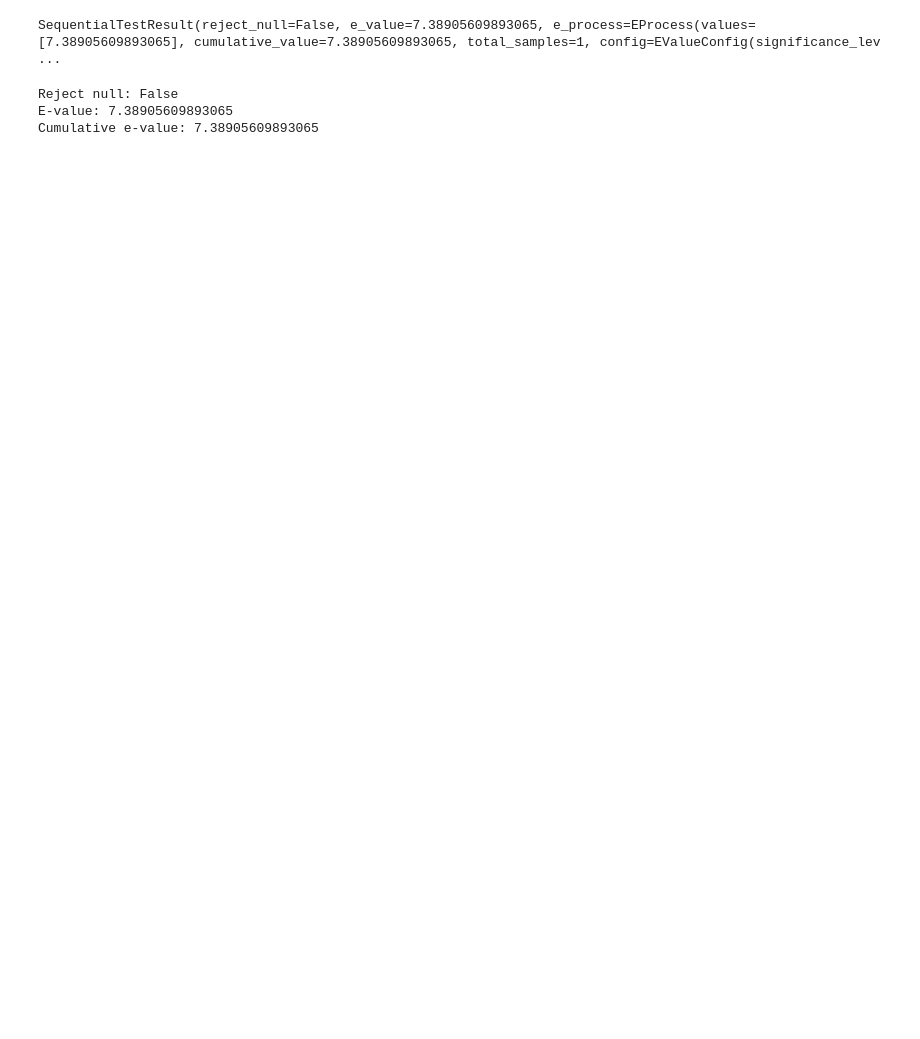
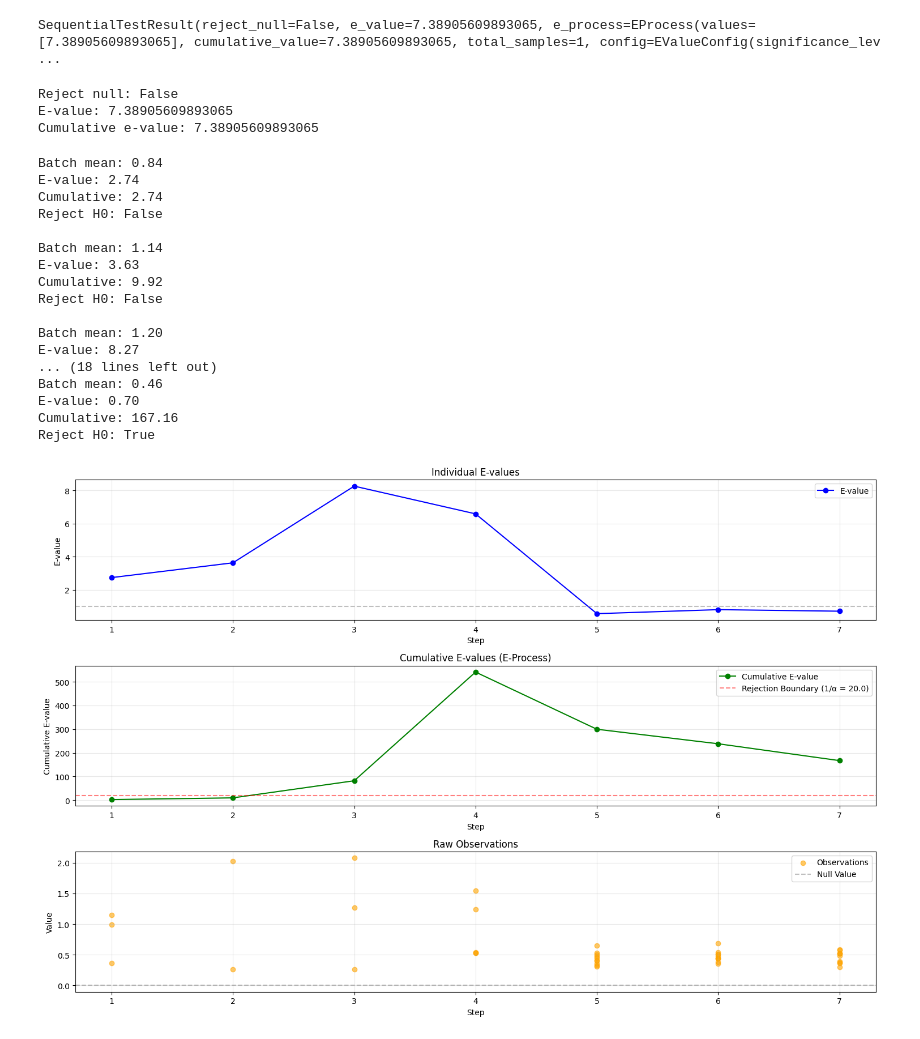
Before and after one commit to jakorostami/expectation, a Jupyter notebook: examples/simple-demo.ipynb, the cells around one changed output. Drawn from its saved outputs; the diff is of its cells as text; code cells hidden in the pictures; blank space fills up the shorter version.

```diff
--- a/examples/simple-demo.ipynb
+++ b/examples/simple-demo.ipynb
@@ -16,3 +21,54 @@ print(f"Cumulative e-value: {result.e_process.cumulative_value}")
 Reject null: False
 E-value: 7.38905609893065
 Cumulative e-value: 7.38905609893065
+# %%
+
+test = SequentialTest(
+    test_type=TestType.MEAN,
+    null_value=0,
+    alternative="greater"
+)
+
+# Generate some data
+np.random.seed(42)
+data_batches = [
+    np.random.normal(0.5, 1, 3),  # Batch 1
+    np.random.normal(0.5, 1, 2),  # Batch 2
+    np.random.normal(0.5, 1, 3),  # Batch 3
+    np.random.normal(1, 1, 5),    # Batch 4
+    np.random.normal(0.5, 0.1, 10),
+    np.random.normal(0.5, 0.1, 10),
+    np.random.normal(0.5, 0.1, 10),
+]
+
+# Run test
+for batch in data_batches:
+    result = test.update(batch)
+    print(f"Batch mean: {np.mean(batch):.2f}")
+    print(f"E-value: {result.e_value:.2f}")
+    print(f"Cumulative: {result.e_process.cumulative_value:.2f}")
+    print(f"Reject H0: {result.reject_null}\n")
+
+# Plot results
+history_df = test.get_history_df()
+fig, axes = plot_sequential_test(history_df)
+plt.show()
+# %% [output]
+Batch mean: 0.84
+E-value: 2.74
+Cumulative: 2.74
+Reject H0: False
+
+Batch mean: 1.14
+E-value: 3.63
+Cumulative: 9.92
+Reject H0: False
+
+Batch mean: 1.20
+E-value: 8.27
+... (18 lines left out)
+Batch mean: 0.46
+E-value: 0.70
+Cumulative: 167.16
+Reject H0: True
+[figure, added]
```
Also changed, not shown: parts of 2 cells of this notebook.
